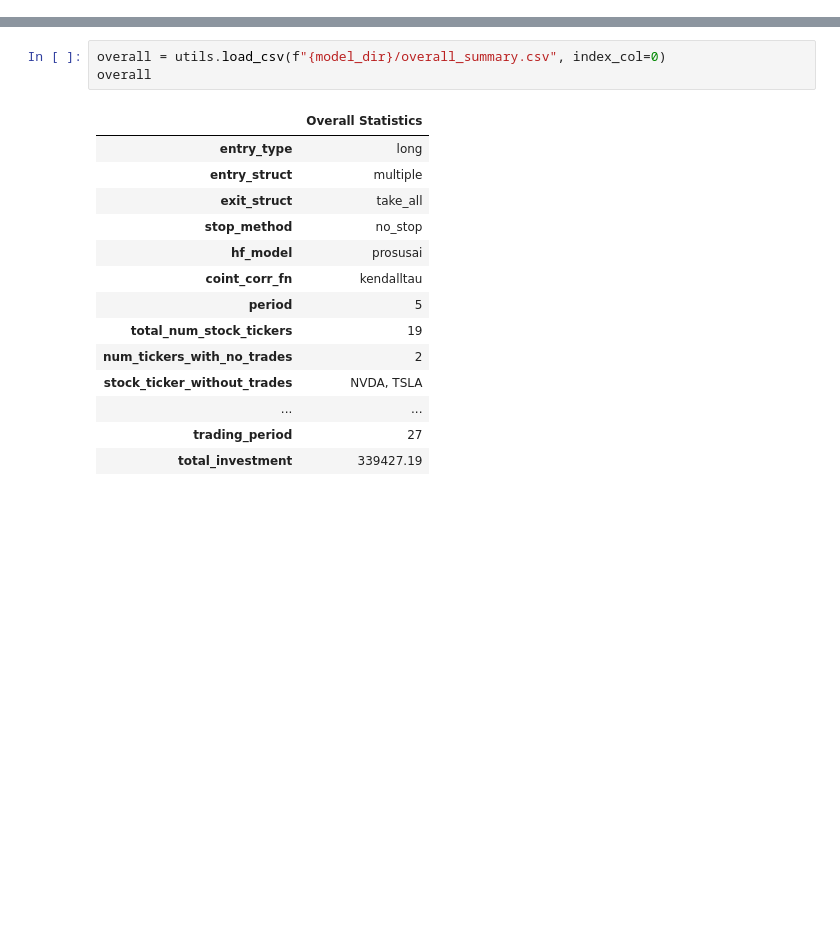
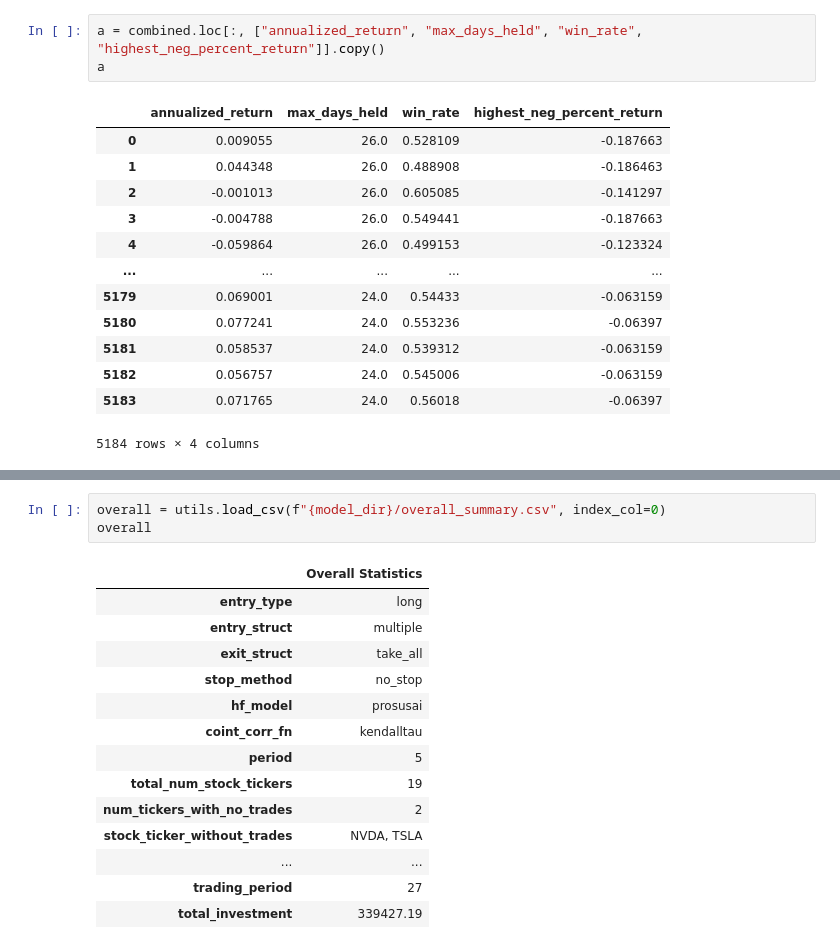
Before and after one commit to CKAbundant/sentiment, a Jupyter notebook: signal.ipynb, the cells around one changed output, grey strips where cells are left out. Cells and saved outputs as stored; diff of their text form; blank space fills up the shorter version.

```diff
--- a/signal.ipynb
+++ b/signal.ipynb
@@ -36,0 +148,17 @@ The autoreload extension is already loaded. To reload it, use:
+# %%
+a = combined.loc[:, ["annualized_return", "max_days_held", "win_rate", "highest_neg_percent_return"]].copy()
+a
+# %% [output]
+|  | annualized_return | max_days_held | win_rate | highest_neg_percent_return |
+| 0 | 0.009055 | 26.0 | 0.528109 | -0.187663 |
+| 1 | 0.044348 | 26.0 | 0.488908 | -0.186463 |
+| 2 | -0.001013 | 26.0 | 0.605085 | -0.141297 |
+| 3 | -0.004788 | 26.0 | 0.549441 | -0.187663 |
+| 4 | -0.059864 | 26.0 | 0.499153 | -0.123324 |
+| ... | ... | ... | ... | ... |
+| 5179 | 0.069001 | 24.0 | 0.54433 | -0.063159 |
+| 5180 | 0.077241 | 24.0 | 0.553236 | -0.06397 |
+| 5181 | 0.058537 | 24.0 | 0.539312 | -0.063159 |
+| 5182 | 0.056757 | 24.0 | 0.545006 | -0.063159 |
+| 5183 | 0.071765 | 24.0 | 0.56018 | -0.06397 |
+5184 rows × 4 columns
```
Also changed, not shown: parts of 46 cells of this notebook, 5 other files.
